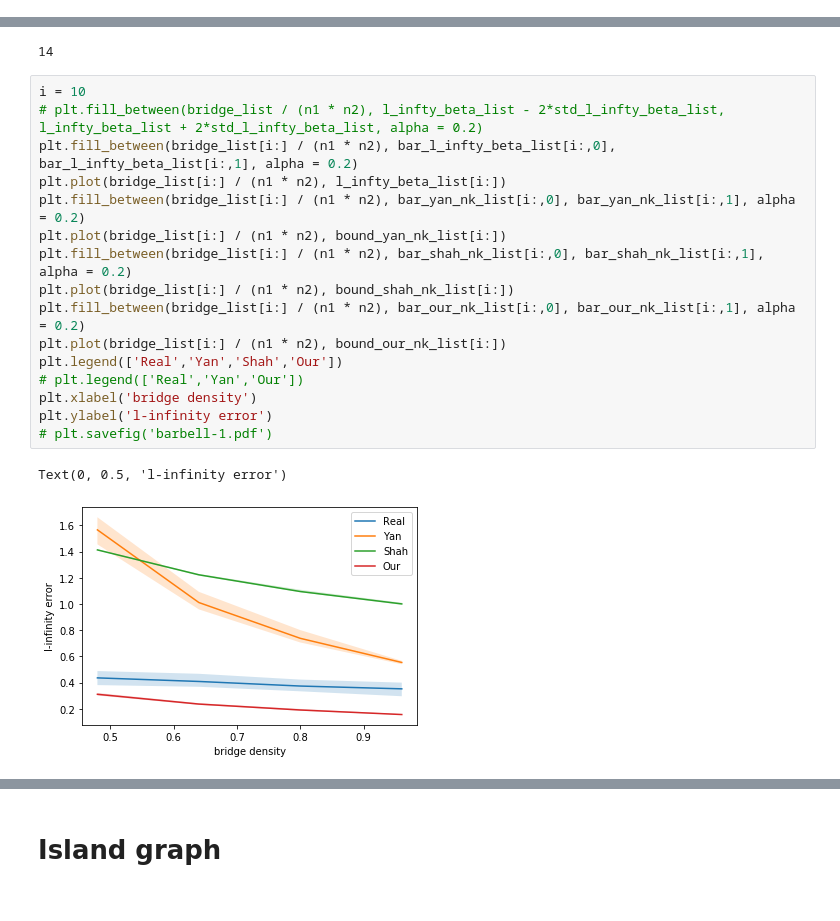
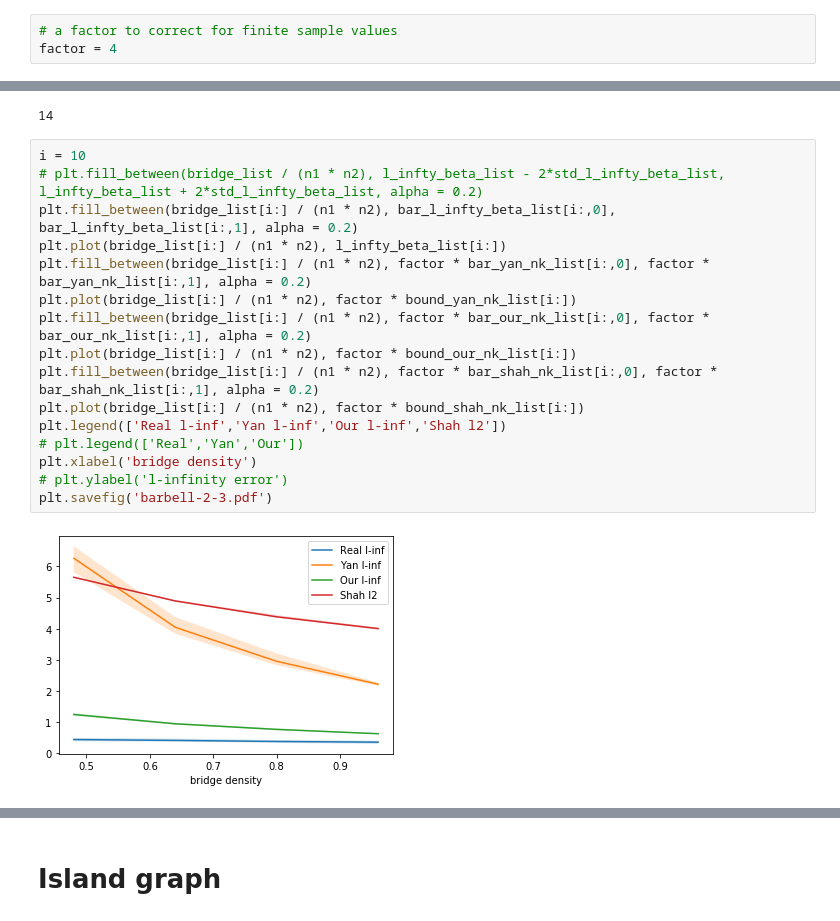
Before and after one commit to MountLee/btl_ell_infinity_general_topo, a Jupyter notebook: general_comparison_graph.ipynb, the cells around one changed output, grey strips where cells are left out. Cells and saved outputs as stored; diff of their text form.

```diff
--- a/general_comparison_graph.ipynb
+++ b/general_comparison_graph.ipynb
@@ -261,3 +299,6 @@ Text(0, 0.5, 'l-infinity error')
+# %%
+# a factor to correct for finite sample values
+factor = 4
 # %%
 # plt.fill_between(bridge_list / (n1 * n2), l_infty_beta_list - 2*std_l_infty_beta_list, l_infty_beta_list + 2*std_l_infty_beta_list, alpha = 0.2)
 plt.fill_between(bridge_list / (n1 * n2), bar_l_infty_beta_list[:,0], bar_l_infty_beta_list[:,1], alpha = 0.2)
@@ -301,22 +323,21 @@ len(bridge_list)
 # %%
 i = 10
 # plt.fill_between(bridge_list / (n1 * n2), l_infty_beta_list - 2*std_l_infty_beta_list, l_infty_beta_list + 2*std_l_infty_beta_list, alpha = 0.2)
 plt.fill_between(bridge_list[i:] / (n1 * n2), bar_l_infty_beta_list[i:,0], bar_l_infty_beta_list[i:,1], alpha = 0.2)
 plt.plot(bridge_list[i:] / (n1 * n2), l_infty_beta_list[i:])
-plt.fill_between(bridge_list[i:] / (n1 * n2), bar_yan_nk_list[i:,0], bar_yan_nk_list[i:,1], alpha = 0.2)
-plt.plot(bridge_list[i:] / (n1 * n2), bound_yan_nk_list[i:])
-plt.fill_between(bridge_list[i:] / (n1 * n2), bar_shah_nk_list[i:,0], bar_shah_nk_list[i:,1], alpha = 0.2)
-plt.plot(bridge_list[i:] / (n1 * n2), bound_shah_nk_list[i:])
-plt.fill_between(bridge_list[i:] / (n1 * n2), bar_our_nk_list[i:,0], bar_our_nk_list[i:,1], alpha = 0.2)
-plt.plot(bridge_list[i:] / (n1 * n2), bound_our_nk_list[i:])
-plt.legend(['Real','Yan','Shah','Our'])
+plt.fill_between(bridge_list[i:] / (n1 * n2), factor * bar_yan_nk_list[i:,0], factor * bar_yan_nk_list[i:,1], alpha = 0.2)
+plt.plot(bridge_list[i:] / (n1 * n2), factor * bound_yan_nk_list[i:])
+plt.fill_between(bridge_list[i:] / (n1 * n2), factor * bar_our_nk_list[i:,0], factor * bar_our_nk_list[i:,1], alpha = 0.2)
+plt.plot(bridge_list[i:] / (n1 * n2), factor * bound_our_nk_list[i:])
+plt.fill_between(bridge_list[i:] / (n1 * n2), factor * bar_shah_nk_list[i:,0], factor * bar_shah_nk_list[i:,1], alpha = 0.2)
+plt.plot(bridge_list[i:] / (n1 * n2), factor * bound_shah_nk_list[i:])
+plt.legend(['Real l-inf','Yan l-inf','Our l-inf','Shah l2'])
 # plt.legend(['Real','Yan','Our'])
 plt.xlabel('bridge density')
-plt.ylabel('l-infinity error')
-# plt.savefig('barbell-1.pdf')
+# plt.ylabel('l-infinity error')
+plt.savefig('barbell-2-3.pdf')
 # %% [output]
-Text(0, 0.5, 'l-infinity error')
-[figure, old version]
+[figure, new version]
 # %%
 i = 10
 plt.plot(bridge_list[i:] / (n1 * n2), l_infty_beta_list[i:])
```
Also changed, not shown: parts of 11 cells of this notebook, 1 other file.
